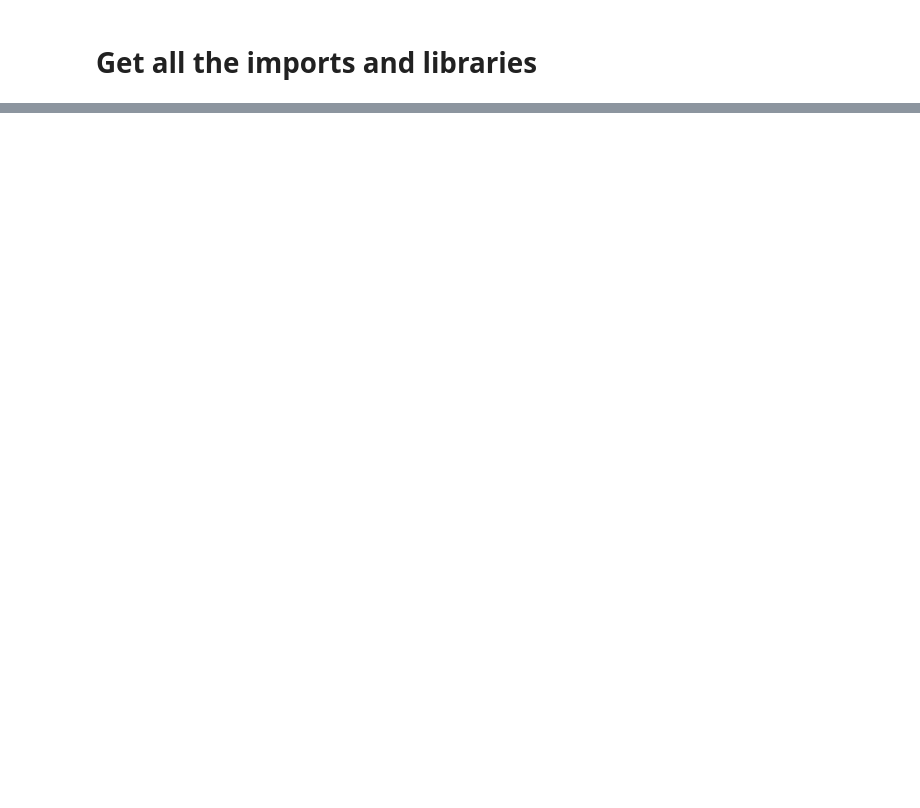
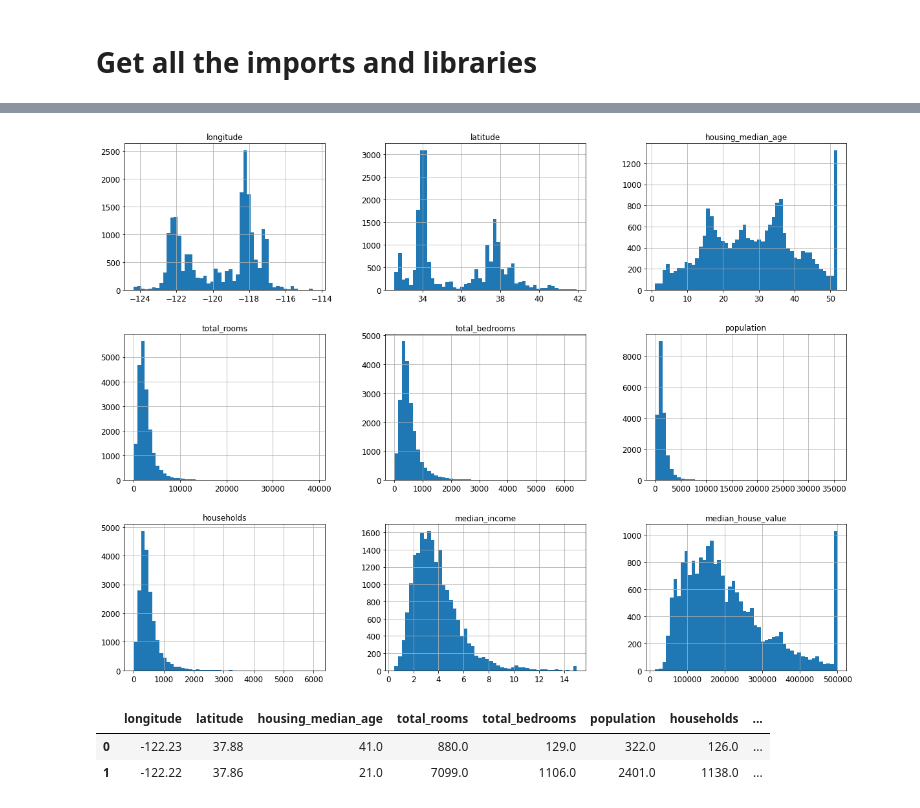
Before and after one commit to sasumwen/end2end-ml-oreilly, a Jupyter notebook: end2end_ml.ipynb, the cells around one changed output, grey strips where cells are left out. Saved outputs shown, nothing was run; the diff lists cells and outputs as text; code cells hidden in the pictures; blank space fills up the shorter version.

```diff
--- a/end2end_ml.ipynb
+++ b/end2end_ml.ipynb
@@ -31,0 +36,4 @@ def fetch_housing_data(housing_url=HOUSING_URL, housing_path=HOUSING_PATH):
+# %%
+def load_housing_data(housing_path=HOUSING_PATH):
+  csv_path = os.path.join(housing_path, "housing.csv")
+  return pd.read_csv(csv_path)
@@ -31,0 +42,3 @@ def fetch_housing_data(housing_url=HOUSING_URL, housing_path=HOUSING_PATH):
+# %%
+housing = load_housing_data()
+housing.head()
@@ -31,0 +93,11 @@ def fetch_housing_data(housing_url=HOUSING_URL, housing_path=HOUSING_PATH):
+# %%
+housing.hist(bins = 50, figsize=(20,15))
+plt.show()
+# %% [output]
+[figure, added]
+# %%
+housing.head(2)
+# %% [output]
+|  | longitude | latitude | housing_median_age | total_rooms | total_bedrooms | population | households | ... |
+| 0 | -122.23 | 37.88 | 41.0 | 880.0 | 129.0 | 322.0 | 126.0 | ... |
+| 1 | -122.22 | 37.86 | 21.0 | 7099.0 | 1106.0 | 2401.0 | 1138.0 | ... |
```
Also changed, not shown: parts of 16 cells of this notebook.
